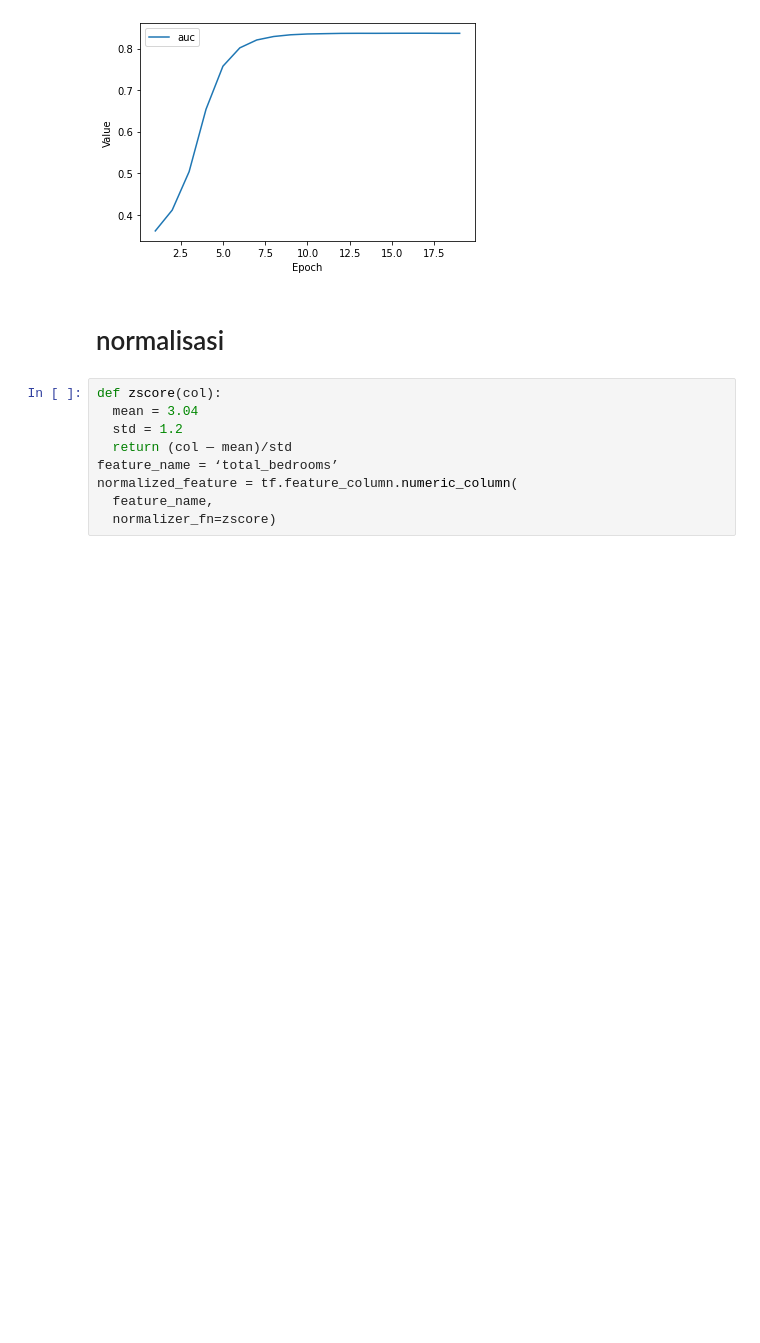
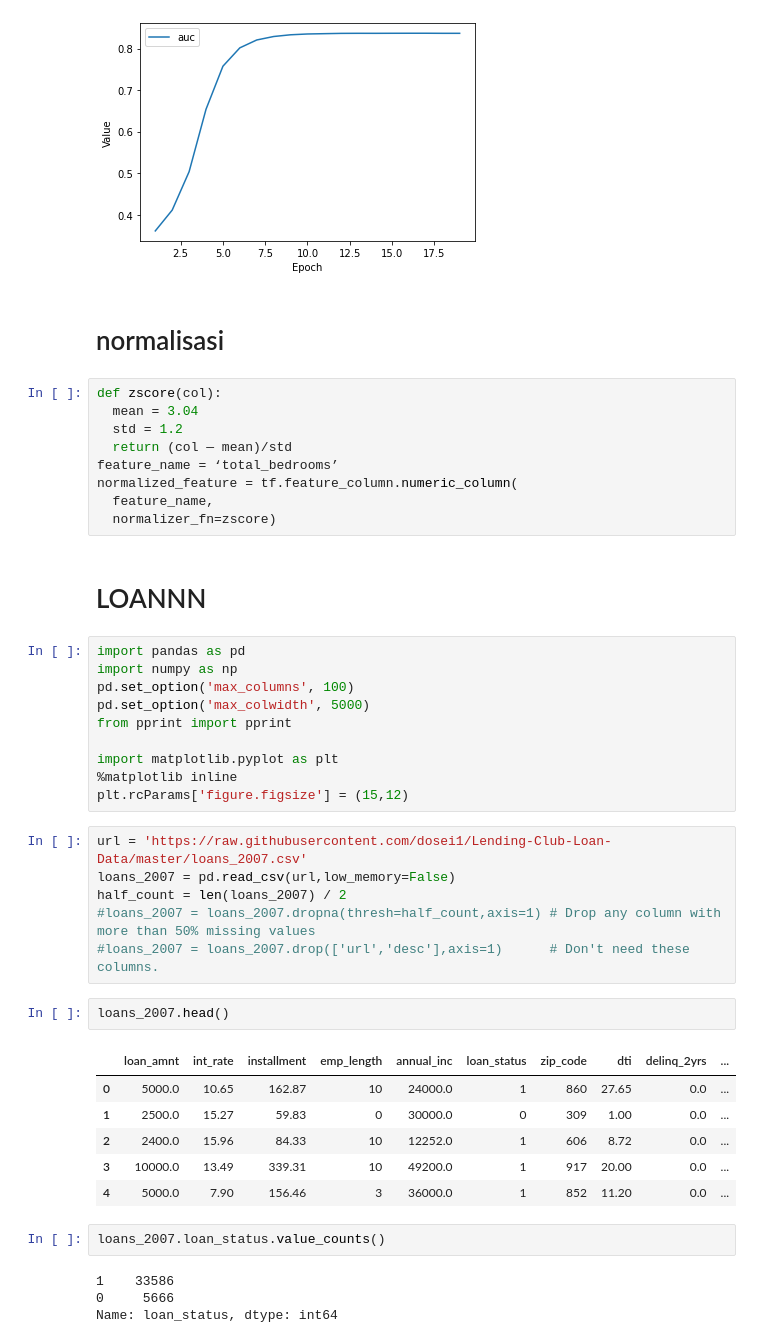
Before and after one commit to corneliarsm/Classification_Using_Tensorflow, a Jupyter notebook: belajarGIT.ipynb, the cells around one changed output. Saved outputs shown, nothing was run; the diff lists cells and outputs as text; blank space fills up the shorter version.

```diff
--- a/belajarGIT.ipynb
+++ b/belajarGIT.ipynb
@@ -977,3 +977,36 @@ feature_name = ‘total_bedrooms’
 normalized_feature = tf.feature_column.numeric_column(
   feature_name,
   normalizer_fn=zscore)
+# %% [markdown]
+# LOANNN
+# %%
+import pandas as pd
+import numpy as np
+pd.set_option('max_columns', 100)
+pd.set_option('max_colwidth', 5000)
+from pprint import pprint
+
+import matplotlib.pyplot as plt
+%matplotlib inline
+plt.rcParams['figure.figsize'] = (15,12)
+# %%
+url = 'https://raw.githubusercontent.com/dosei1/Lending-Club-Loan-Data/master/loans_2007.csv'
+loans_2007 = pd.read_csv(url,low_memory=False)
+half_count = len(loans_2007) / 2
+#loans_2007 = loans_2007.dropna(thresh=half_count,axis=1) # Drop any column with more than 50% missing values
+#loans_2007 = loans_2007.drop(['url','desc'],axis=1)      # Don't need these columns.
+# %%
+loans_2007.head()
+# %% [output]
+|  | loan_amnt | int_rate | installment | emp_length | annual_inc | loan_status | zip_code | dti | delinq_2yrs | ... |
+| 0 | 5000.0 | 10.65 | 162.87 | 10 | 24000.0 | 1 | 860 | 27.65 | 0.0 | ... |
+| 1 | 2500.0 | 15.27 | 59.83 | 0 | 30000.0 | 0 | 309 | 1.00 | 0.0 | ... |
+| 2 | 2400.0 | 15.96 | 84.33 | 10 | 12252.0 | 1 | 606 | 8.72 | 0.0 | ... |
+| 3 | 10000.0 | 13.49 | 339.31 | 10 | 49200.0 | 1 | 917 | 20.00 | 0.0 | ... |
+| 4 | 5000.0 | 7.90 | 156.46 | 3 | 36000.0 | 1 | 852 | 11.20 | 0.0 | ... |
+# %%
+loans_2007.loan_status.value_counts()
+# %% [output]
+1    33586
+0     5666
+Name: loan_status, dtype: int64
```
Also changed, not shown: parts of 6 cells of this notebook.
